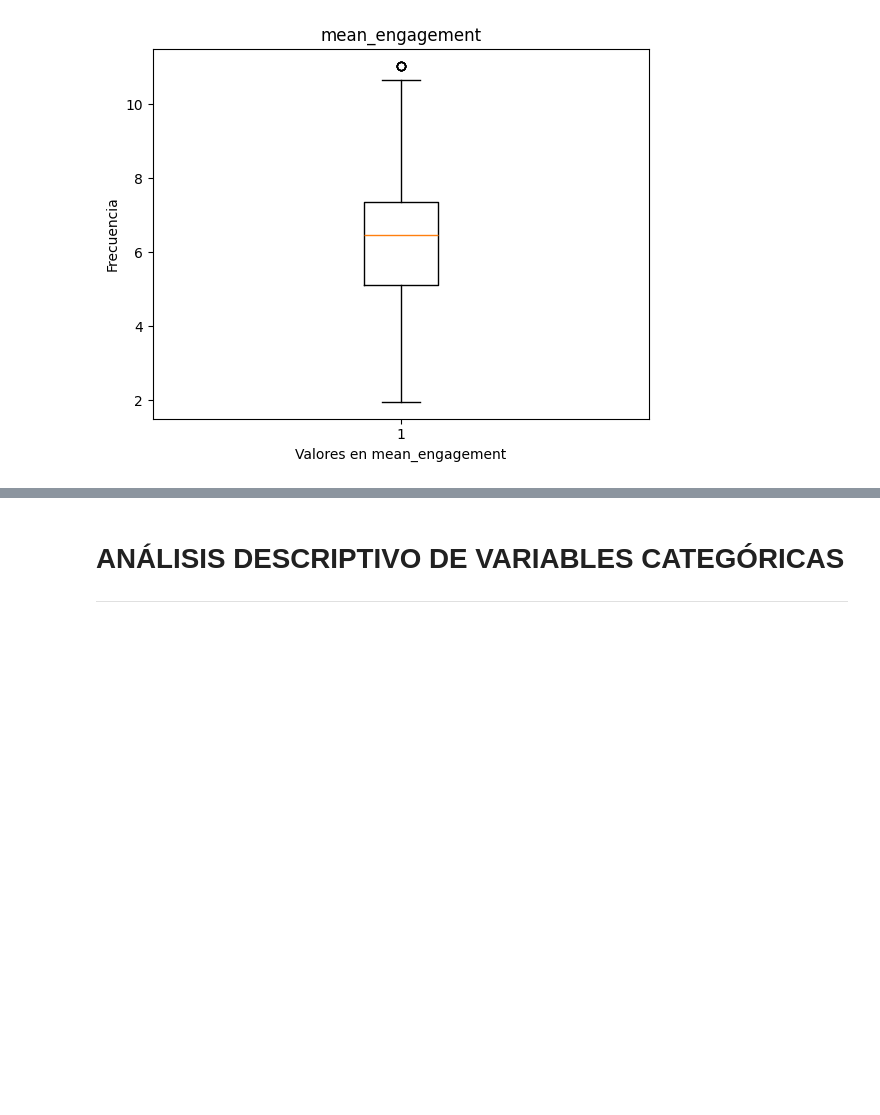
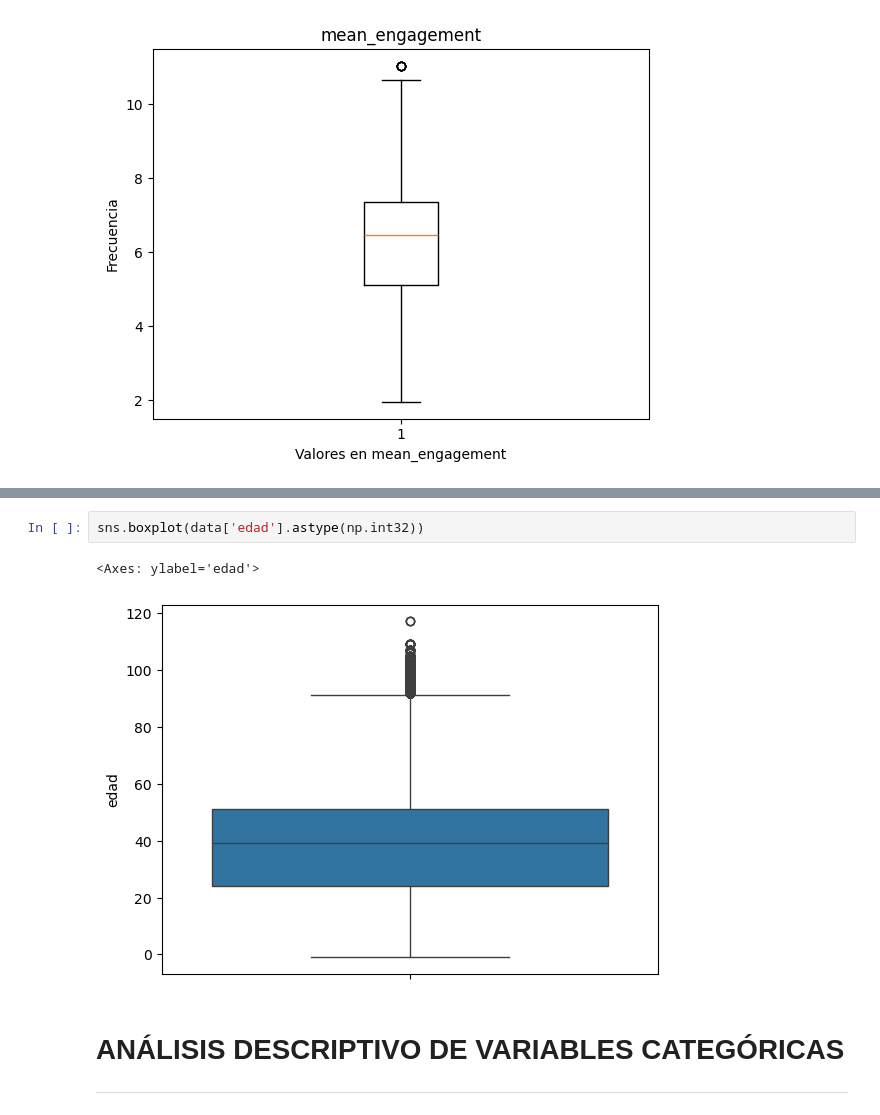
Before and after one commit to mariol-lamas/Machine_learning_proyect, a Jupyter notebook: Src/Eda/eda.ipynb, the cells around one changed output, grey strips where cells are left out. Cells and saved outputs as stored; diff of their text form; blank space fills up the shorter version.

```diff
--- a/Src/Eda/eda.ipynb
+++ b/Src/Eda/eda.ipynb
@@ -244,3 +228,8 @@ Percentil 75 de la variable:  7.359948543002247
+# %%
+sns.boxplot(data['edad'].astype(np.int32))
+# %% [output]
+<Axes: ylabel='edad'>
+[figure, added]
 # %% [markdown]
 # **ANÁLISIS DESCRIPTIVO DE VARIABLES CATEGÓRICAS**
 ---
```
Also changed, not shown: parts of 20 cells of this notebook, 2 other files.
